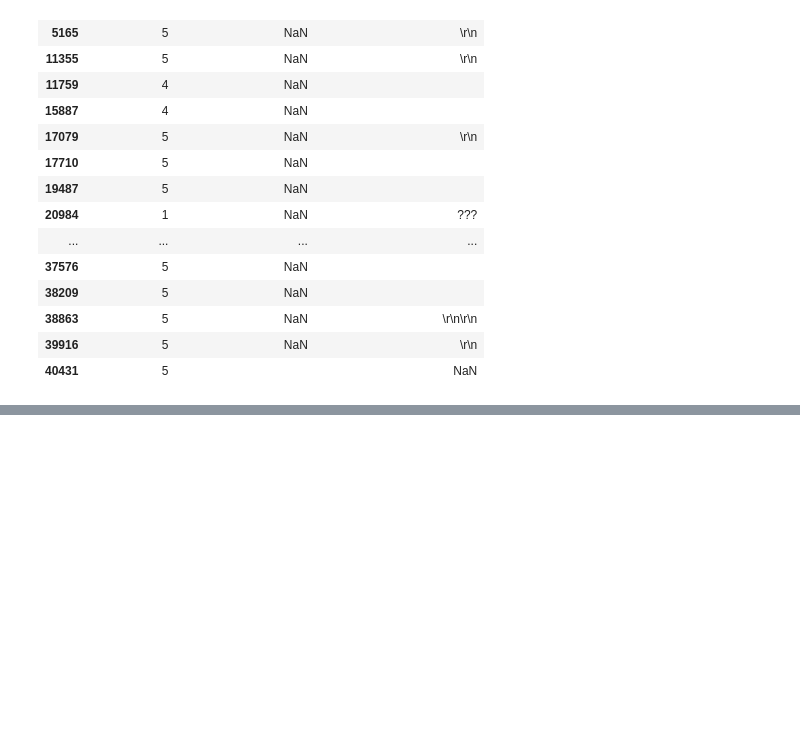
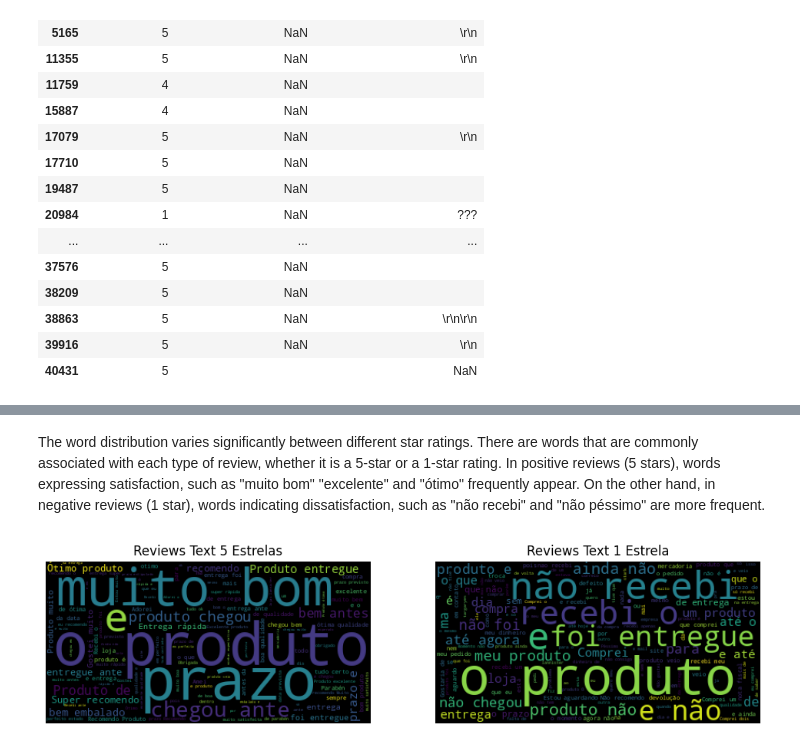
Before and after one commit to AndersonIvanildo/star-classifier-predictor, a Jupyter notebook: notebooks/classifier_reviews.ipynb, the cells around one changed output, grey strips where cells are left out. Cells and saved outputs as stored; diff of their text form; code cells hidden in the pictures; blank space fills up the shorter version.

```diff
--- a/notebooks/classifier_reviews.ipynb
+++ b/notebooks/classifier_reviews.ipynb
@@ -191,0 +215,18 @@ memory usage: 1000.6+ KB
+# %% [markdown]
+The word distribution varies significantly between different star ratings. There are words that are commonly associated with each type of review, whether it is a 5-star or a 1-star rating. In positive reviews (5 stars), words expressing satisfaction, such as "muito bom" "excelente" and "ótimo" frequently appear. On the other hand, in negative reviews (1 star), words indicating dissatisfaction, such as "não recebi" and "não péssimo" are more frequent.
+# %%
+positive_text = " ".join(olist_dataset_reviews[olist_dataset_reviews['review_score'] == 5]['review_comment_message'].fillna(""))
+negative_text = " ".join(olist_dataset_reviews[olist_dataset_reviews['review_score'] == 1]['review_comment_message'].fillna(""))
+
+fig, ax = plt.subplots(1, 2, figsize=(12, 6))
+ax[0].imshow(WordCloud(background_color='black').generate(positive_text))
+ax[0].set_title("Reviews Text 5 Estrelas")
+ax[0].axis('off')
+
+ax[1].imshow(WordCloud(background_color='black').generate(negative_text))
+ax[1].set_title("Reviews Text 1 Estrela")
+ax[1].axis('off')
+
+plt.show()
+# %% [output]
+[figure, added]
```
Also changed, not shown: parts of 10 cells of this notebook.
